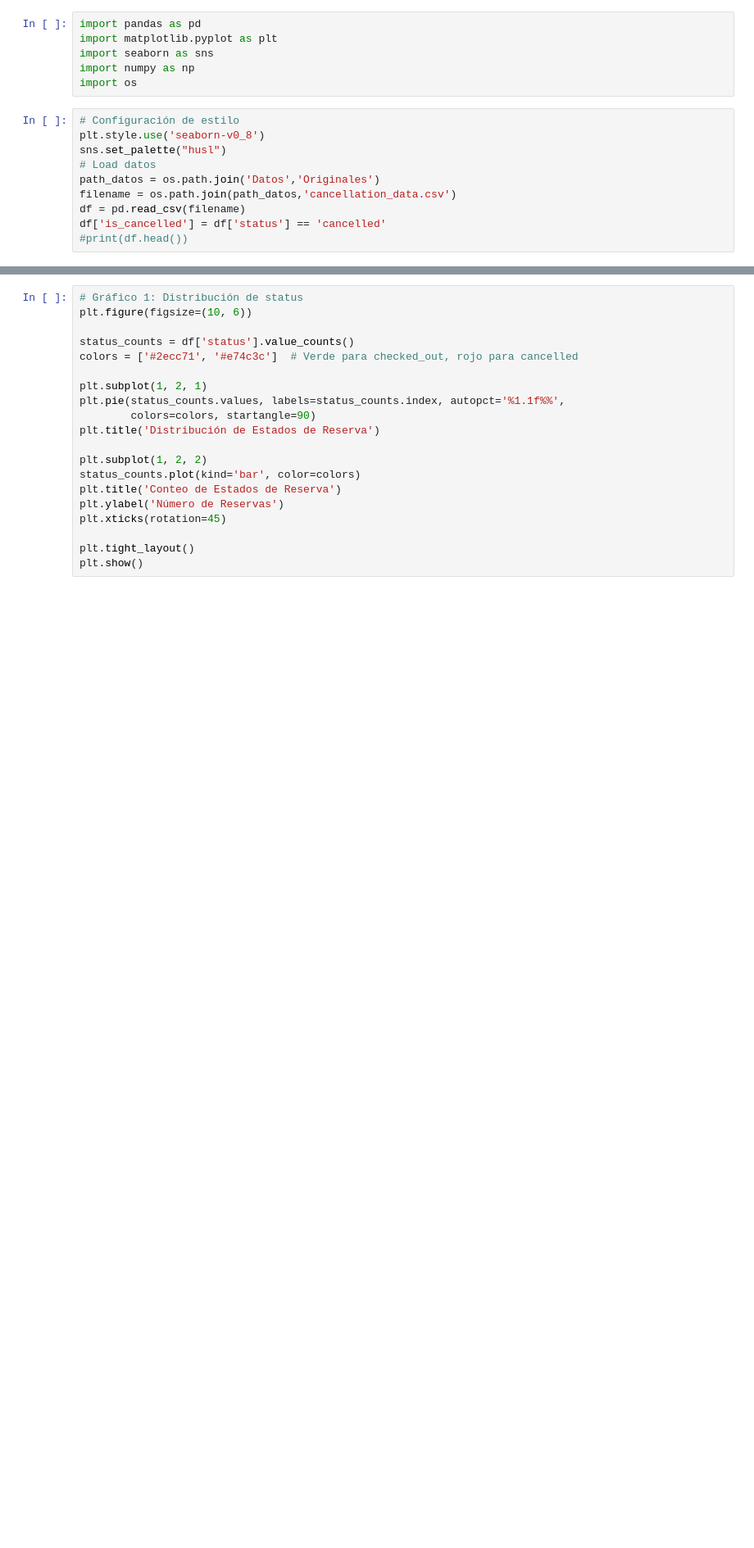
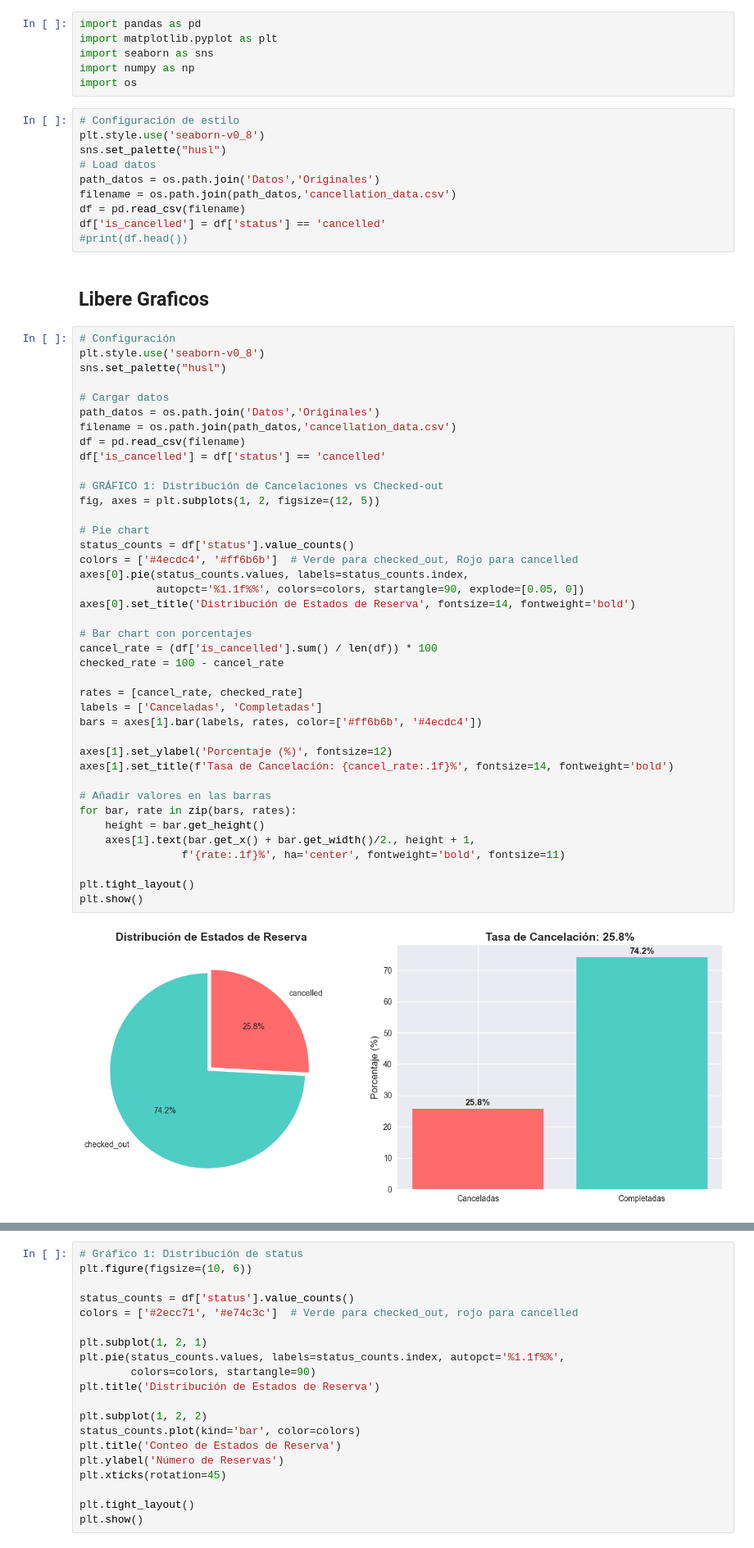
Before and after one commit to javierllorenteMon/RETO_06_VerdeOSCURO, a Jupyter notebook: Analisis_Exploratorio.ipynb, the cells around one changed output, grey strips where cells are left out. Shown at 82% size. Drawn from its saved outputs; the diff is of its cells as text; blank space fills up the shorter version.

Commit message:
Graficos

```diff
--- a/Analisis_Exploratorio.ipynb
+++ b/Analisis_Exploratorio.ipynb
@@ -14,3 +16,47 @@ filename = os.path.join(path_datos,'cancellation_data.csv')
 df = pd.read_csv(filename)
 df['is_cancelled'] = df['status'] == 'cancelled'
 #print(df.head())
+# %% [markdown]
+## Libere Graficos
+# %%
+# Configuración
+plt.style.use('seaborn-v0_8')
+sns.set_palette("husl")
+
+# Cargar datos
+path_datos = os.path.join('Datos','Originales')
+filename = os.path.join(path_datos,'cancellation_data.csv')
+df = pd.read_csv(filename)
+df['is_cancelled'] = df['status'] == 'cancelled'
+
+# GRÁFICO 1: Distribución de Cancelaciones vs Checked-out
+fig, axes = plt.subplots(1, 2, figsize=(12, 5))
+
+# Pie chart
+status_counts = df['status'].value_counts()
+colors = ['#4ecdc4', '#ff6b6b']  # Verde para checked_out, Rojo para cancelled
+axes[0].pie(status_counts.values, labels=status_counts.index,
+            autopct='%1.1f%%', colors=colors, startangle=90, explode=[0.05, 0])
+axes[0].set_title('Distribución de Estados de Reserva', fontsize=14, fontweight='bold')
+
+# Bar chart con porcentajes
+cancel_rate = (df['is_cancelled'].sum() / len(df)) * 100
+checked_rate = 100 - cancel_rate
+
+rates = [cancel_rate, checked_rate]
+labels = ['Canceladas', 'Completadas']
+bars = axes[1].bar(labels, rates, color=['#ff6b6b', '#4ecdc4'])
+
+axes[1].set_ylabel('Porcentaje (%)', fontsize=12)
+axes[1].set_title(f'Tasa de Cancelación: {cancel_rate:.1f}%', fontsize=14, fontweight='bold')
+
+# Añadir valores en las barras
+for bar, rate in zip(bars, rates):
+    height = bar.get_height()
+    axes[1].text(bar.get_x() + bar.get_width()/2., height + 1,
+                f'{rate:.1f}%', ha='center', fontweight='bold', fontsize=11)
+
+plt.tight_layout()
+plt.show()
+# %% [output]
+[figure, added]
```
Also changed, not shown: parts of 8 cells of this notebook.
